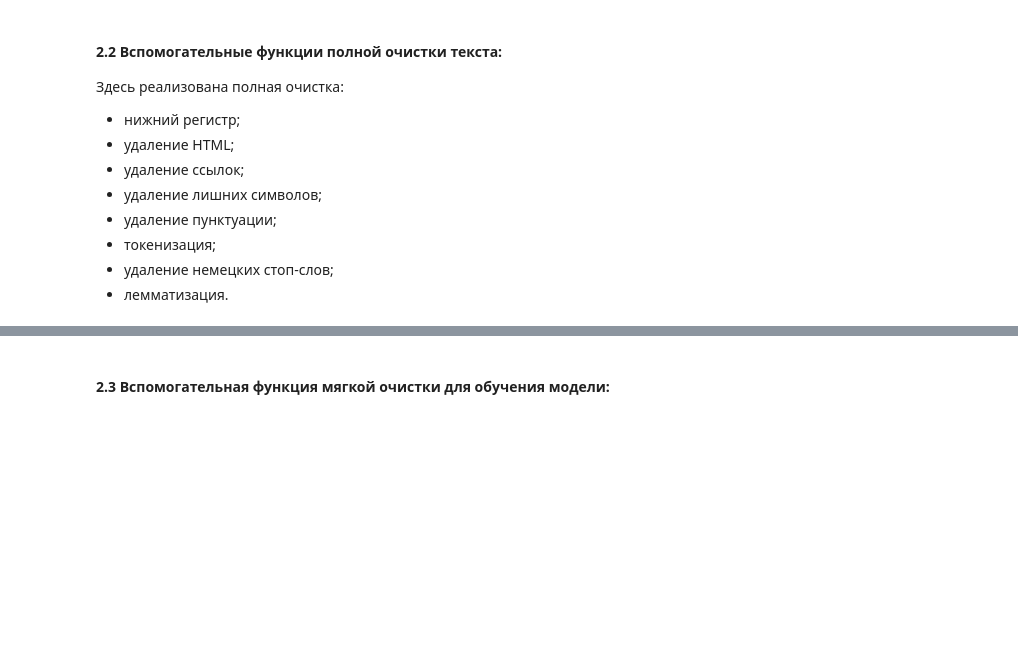
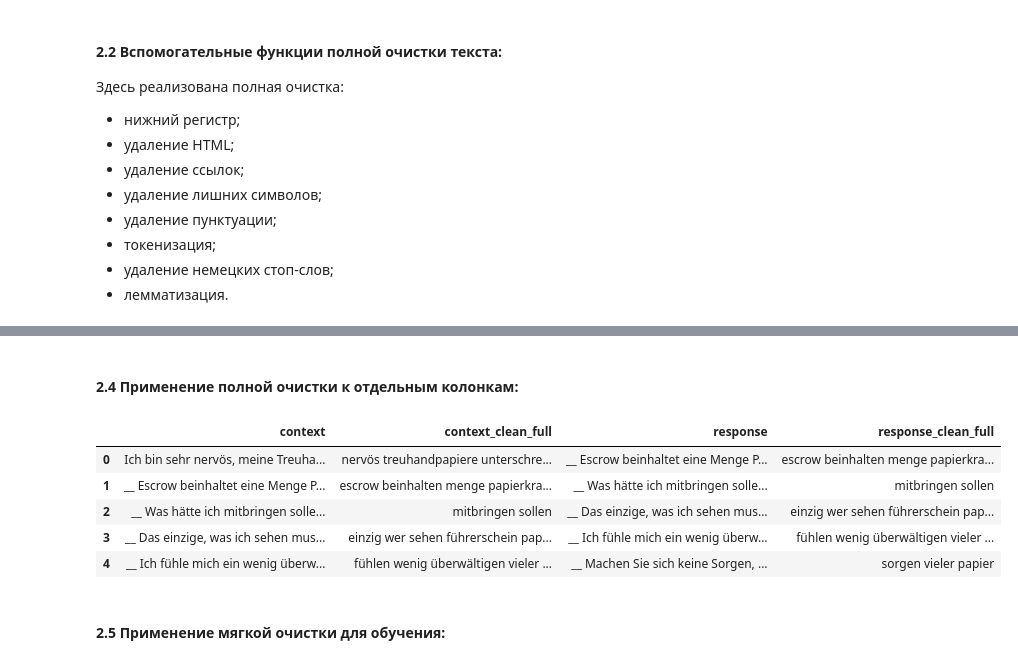
Before and after one commit to tarasovEgor/DeepLearningKurs, a Jupyter notebook: src/lab_2/llm_transformer_lab_2.ipynb, the cells around one changed output, grey strips where cells are left out. Saved outputs shown, nothing was run; the diff lists cells and outputs as text; code cells hidden in the pictures; blank space fills up the shorter version.

```diff
--- a/src/lab_2/llm_transformer_lab_2.ipynb
+++ b/src/lab_2/llm_transformer_lab_2.ipynb
@@ -421,2 +449,16 @@ def clean_text_full(text, stop_words=german_stopwords):
+# %% [markdown]
+#### 2.4 Применение полной очистки к отдельным колонкам:
+# %%
+pairs_df["context_clean_full"] = pairs_df["context"].apply(clean_text_full)
+pairs_df["response_clean_full"] = pairs_df["response"].apply(clean_text_full)
+
+pairs_df[["context", "context_clean_full", "response", "response_clean_full"]].head(5)
+# %% [output]
+|  | context | context_clean_full | response | response_clean_full |
+| 0 | Ich bin sehr nervös, meine Treuha... | nervös treuhandpapiere unterschre... | __ Escrow beinhaltet eine Menge P... | escrow beinhalten menge papierkra... |
+| 1 | __ Escrow beinhaltet eine Menge P... | escrow beinhalten menge papierkra... | __ Was hätte ich mitbringen solle... | mitbringen sollen |
+| 2 | __ Was hätte ich mitbringen solle... | mitbringen sollen | __ Das einzige, was ich sehen mus... | einzig wer sehen führerschein pap... |
+| 3 | __ Das einzige, was ich sehen mus... | einzig wer sehen führerschein pap... | __ Ich fühle mich ein wenig überw... | fühlen wenig überwältigen vieler ... |
+| 4 | __ Ich fühle mich ein wenig überw... | fühlen wenig überwältigen vieler ... | __ Machen Sie sich keine Sorgen, ... | sorgen vieler papier |
 # %% [markdown]
-#### 2.3 Вспомогательная функция мягкой очистки для обучения модели:
+#### 2.5 Применение мягкой очистки для обучения:
```
Also changed, not shown: parts of 3 cells of this notebook.
